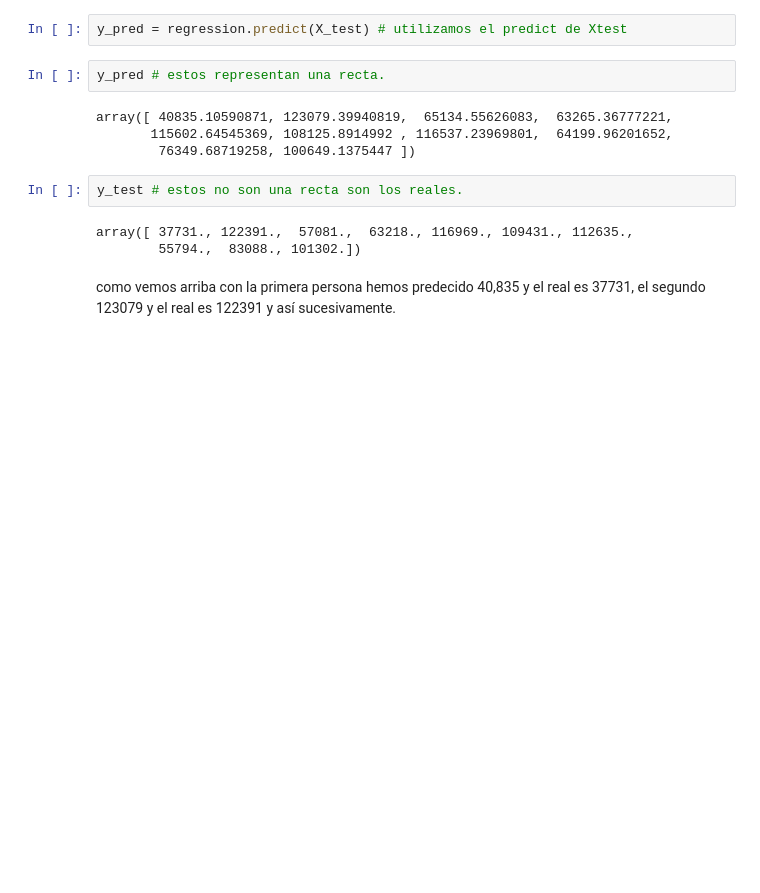
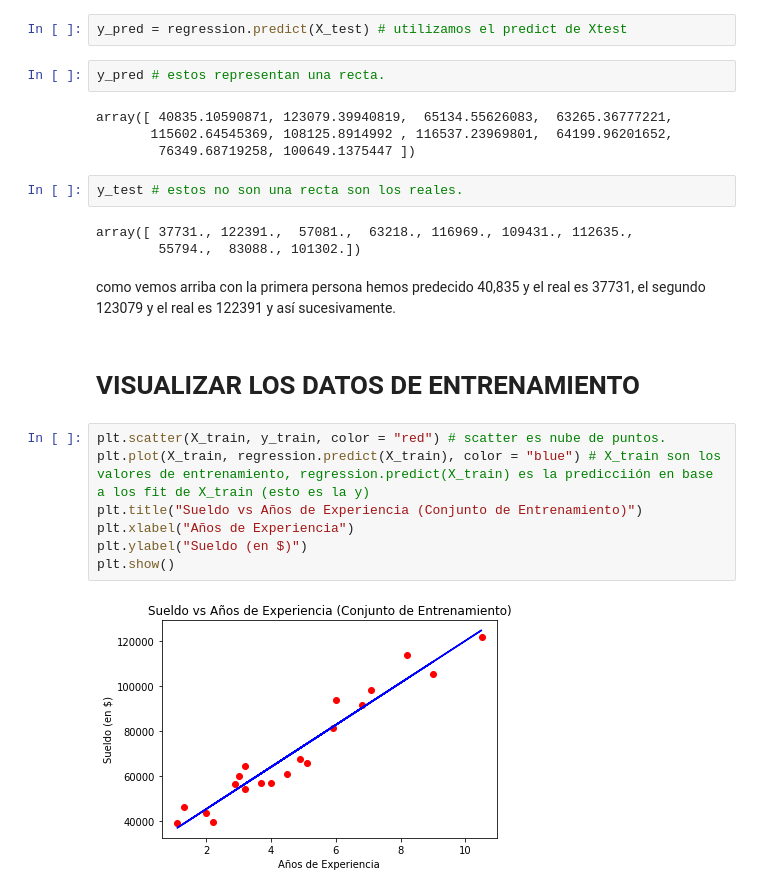
Before and after one commit to pacomm5/Plantillas, a Jupyter notebook: REGRESION_LINEAL.ipynb, the cells around one changed output. Drawn from its saved outputs; the diff is of its cells as text; blank space fills up the shorter version.

```diff
--- a/REGRESION_LINEAL.ipynb
+++ b/REGRESION_LINEAL.ipynb
@@ -375,3 +375,14 @@ array([ 37731., 122391.,  57081.,  63218., 116969., 109431., 112635.,
         55794.,  83088., 101302.])
 # %% [markdown]
 como vemos arriba con la primera persona hemos predecido 40,835 y el real es 37731, el segundo 123079 y el real es 122391 y así sucesivamente.
+# %% [markdown]
+# VISUALIZAR LOS DATOS DE ENTRENAMIENTO
+# %%
+plt.scatter(X_train, y_train, color = "red") # scatter es nube de puntos.
+plt.plot(X_train, regression.predict(X_train), color = "blue") # X_train son los valores de entrenamiento, regression.predict(X_train) es la predicciión en base a los fit de X_train (esto es la y)
+plt.title("Sueldo vs Años de Experiencia (Conjunto de Entrenamiento)")
+plt.xlabel("Años de Experiencia")
+plt.ylabel("Sueldo (en $)")
+plt.show()
+# %% [output]
+[figure, added]
```
Also changed, not shown: parts of 2 cells of this notebook.
